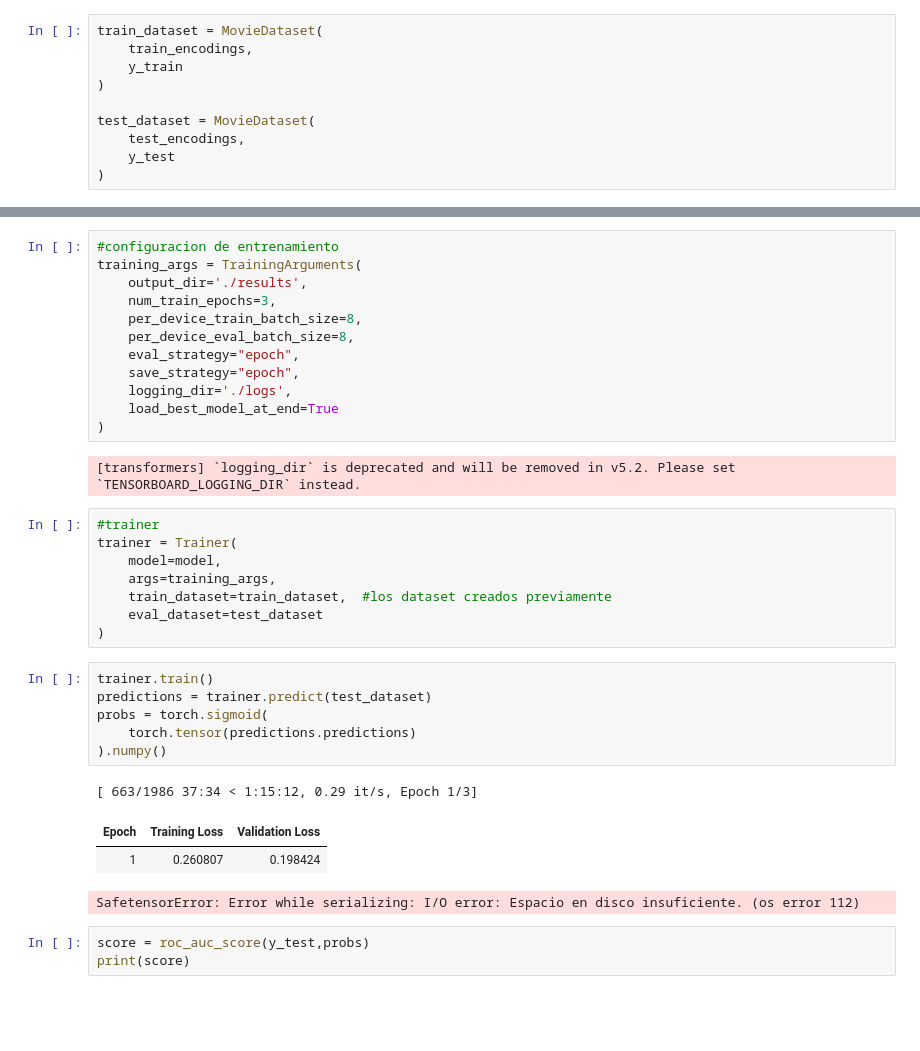
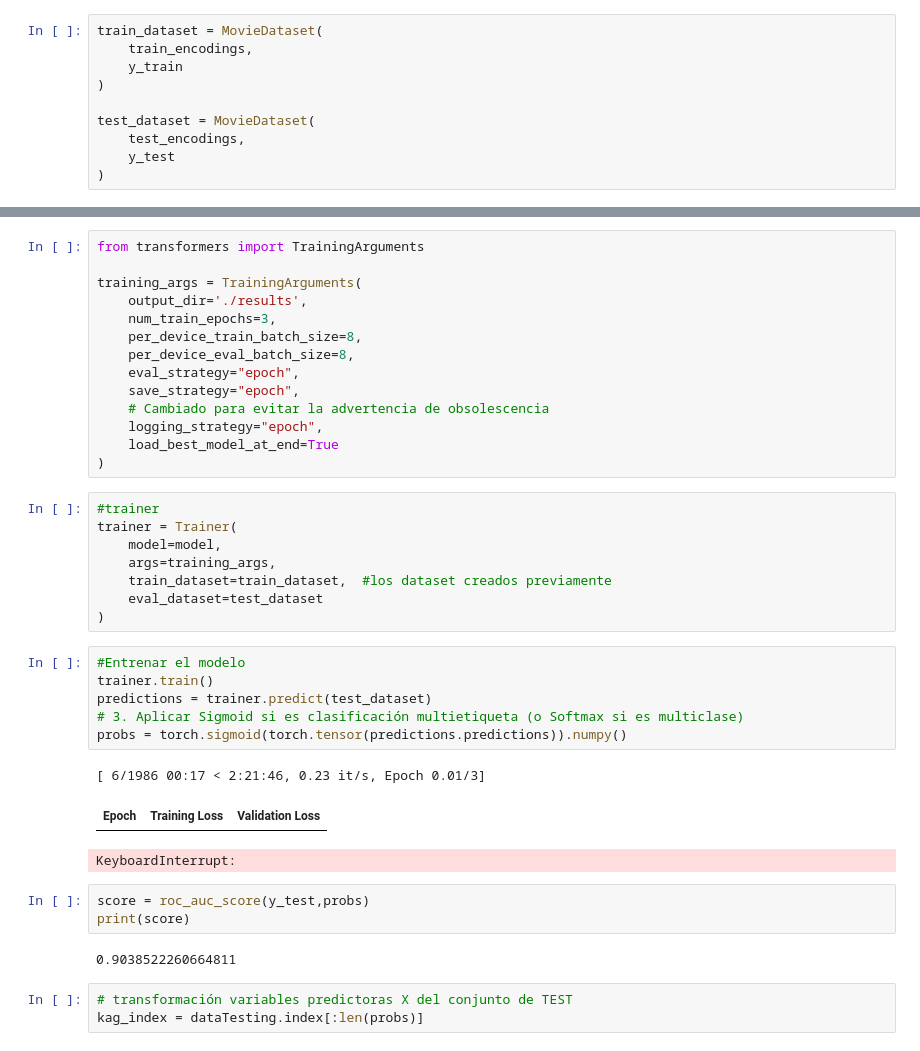
Before and after one commit to johnjmeneses/MIAD_ML_NLP_2026, a Jupyter notebook: S7P1_proyecto2.ipynb, the cells around one changed output, grey strips where cells are left out. Cells and saved outputs as stored; diff of their text form; blank space fills up the shorter version.

```diff
--- a/S7P1_proyecto2.ipynb
+++ b/S7P1_proyecto2.ipynb
@@ -914,5 +911,6 @@ Successfully installed accelerate-1.13.0
 # %%
-#configuracion de entrenamiento
+from transformers import TrainingArguments
+
 training_args = TrainingArguments(
     output_dir='./results',
     num_train_epochs=3,
@@ -920,11 +918,10 @@ training_args = TrainingArguments(
     per_device_eval_batch_size=8,
     eval_strategy="epoch",
     save_strategy="epoch",
-    logging_dir='./logs',
+    # Cambiado para evitar la advertencia de obsolescencia
+    logging_strategy="epoch",
     load_best_model_at_end=True
 )
-# %% [output]
-[transformers] `logging_dir` is deprecated and will be removed in v5.2. Please set `TENSORBOARD_LOGGING_DIR` instead.
 # %%
 #trainer
 trainer = Trainer(
@@ -934,16 +931,20 @@ trainer = Trainer(
     eval_dataset=test_dataset
 )
 # %%
+#Entrenar el modelo
 trainer.train()
 predictions = trainer.predict(test_dataset)
-probs = torch.sigmoid(
-    torch.tensor(predictions.predictions)
-).numpy()
+# 3. Aplicar Sigmoid si es clasificación multietiqueta (o Softmax si es multiclase)
+probs = torch.sigmoid(torch.tensor(predictions.predictions)).numpy()
 # %% [output]
-[ 663/1986 37:34 < 1:15:12, 0.29 it/s, Epoch 1/3]
+[ 6/1986 00:17 < 2:21:46, 0.23 it/s, Epoch 0.01/3]
 | Epoch | Training Loss | Validation Loss |
-| 1 | 0.260807 | 0.198424 |
-SafetensorError: Error while serializing: I/O error: Espacio en disco insuficiente. (os error 112)
+KeyboardInterrupt:
 # %%
 score = roc_auc_score(y_test,probs)
 print(score)
+# %% [output]
+0.9038522260664811
+# %%
+# transformación variables predictoras X del conjunto de TEST
+kag_index = dataTesting.index[:len(probs)]
```
Also changed, not shown: parts of 8 cells of this notebook, 1 other file.
